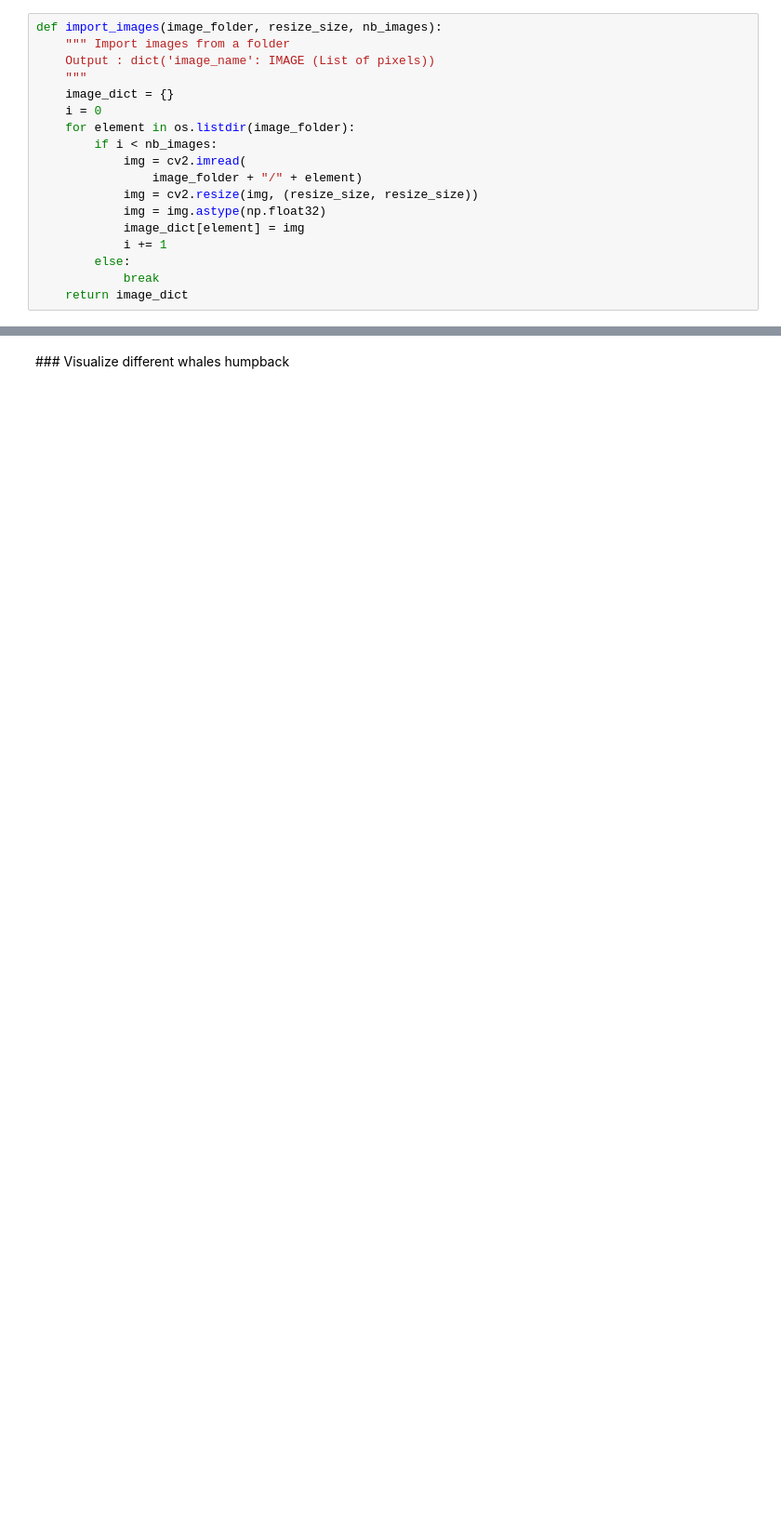
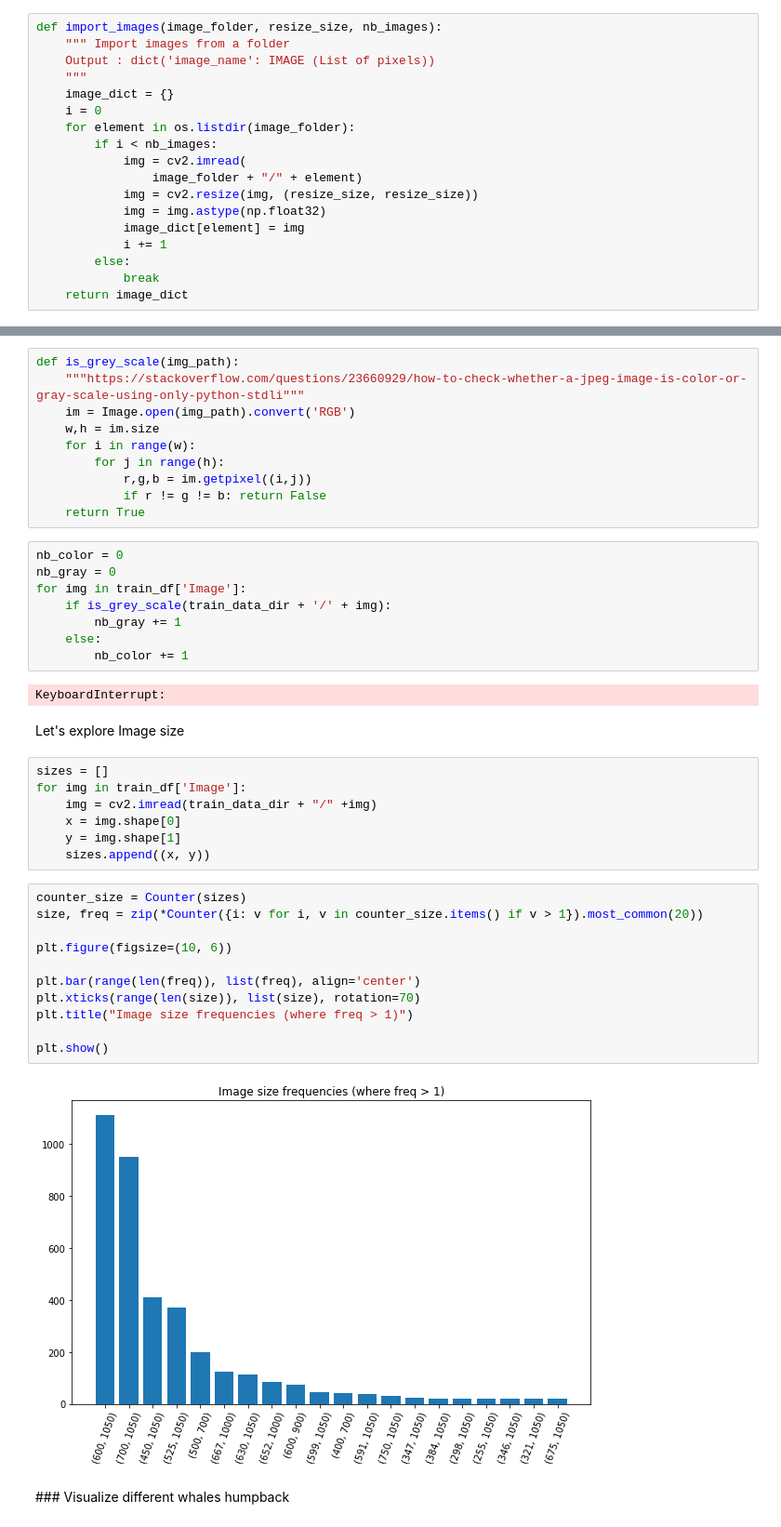
Before and after one commit to guillaume-guerdoux/whales_humpback_recognition, a Jupyter notebook: explore_data.ipynb, the cells around one changed output, grey strips where cells are left out. Shown at 93% size. Drawn from its saved outputs; the diff is of its cells as text; blank space fills up the shorter version.

```diff
--- a/explore_data.ipynb
+++ b/explore_data.ipynb
@@ -67,2 +109,44 @@ print(image_dict)
+# %%
+def is_grey_scale(img_path):
+    """https://stackoverflow.com/questions/23660929/how-to-check-whether-a-jpeg-image-is-color-or-gray-scale-using-only-python-stdli"""
+    im = Image.open(img_path).convert('RGB')
+    w,h = im.size
+    for i in range(w):
+        for j in range(h):
+            r,g,b = im.getpixel((i,j))
+            if r != g != b: return False
+    return True
+# %%
+nb_color = 0
+nb_gray = 0
+for img in train_df['Image']:
+    if is_grey_scale(train_data_dir + '/' + img):
+        nb_gray += 1
+    else:
+        nb_color += 1
+# %% [output]
+KeyboardInterrupt:
+# %% [markdown]
+Let's explore Image size
+# %%
+sizes = []
+for img in train_df['Image']:
+    img = cv2.imread(train_data_dir + "/" +img)
+    x = img.shape[0]
+    y = img.shape[1]
+    sizes.append((x, y))
+# %%
+counter_size = Counter(sizes)
+size, freq = zip(*Counter({i: v for i, v in counter_size.items() if v > 1}).most_common(20))
+
+plt.figure(figsize=(10, 6))
+
+plt.bar(range(len(freq)), list(freq), align='center')
+plt.xticks(range(len(size)), list(size), rotation=70)
+plt.title("Image size frequencies (where freq > 1)")
+
+plt.show()
+# %% [output]
+[figure, added]
 # %% [markdown]
 ### Visualize different whales humpback
```
Also changed, not shown: parts of 22 cells of this notebook.
